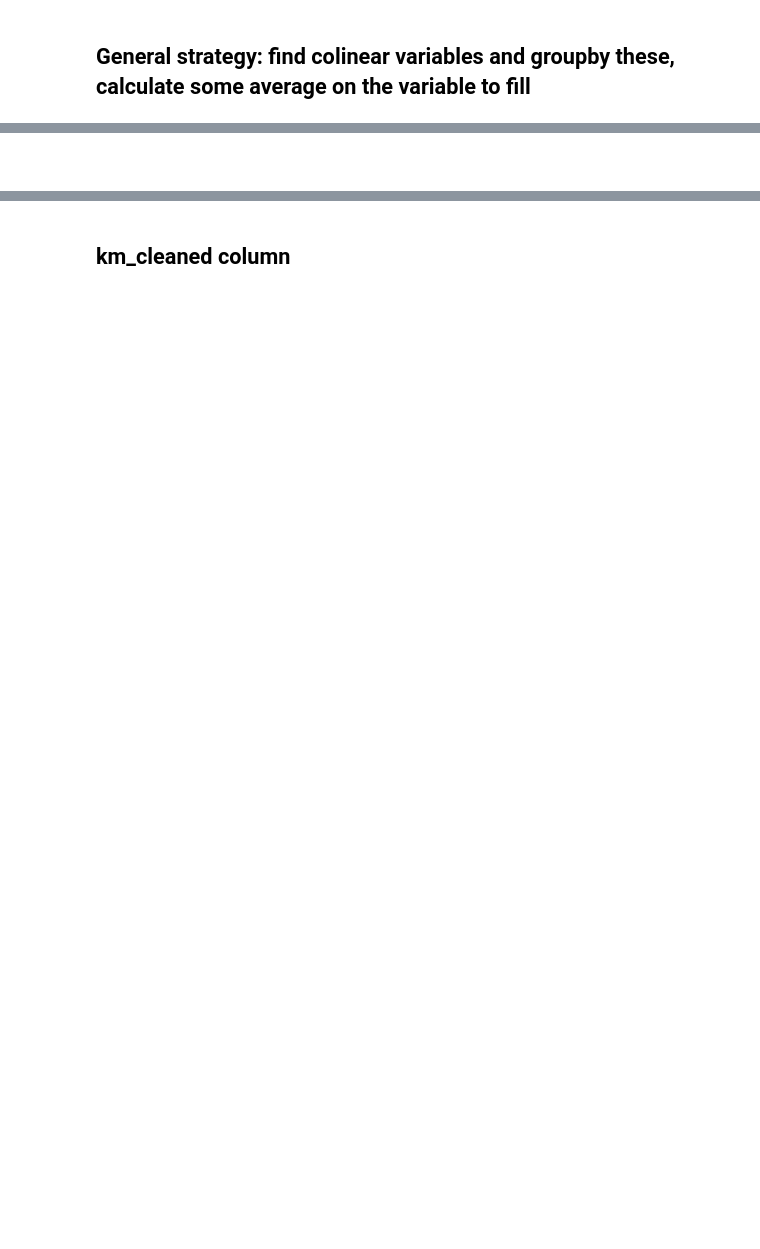
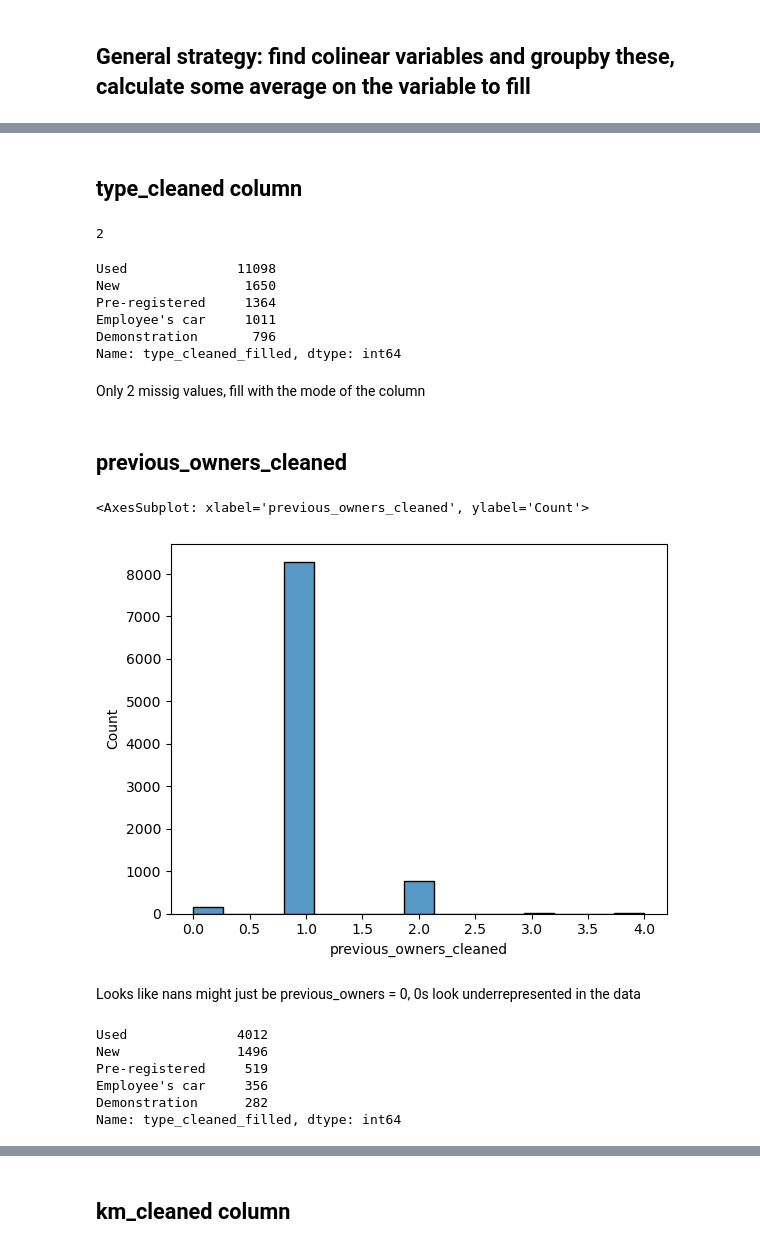
Before and after one commit to balintstewart77/magnimind-assignments, a Jupyter notebook: Auto_scout/auto_scout_part2_missing_val.ipynb, the cells around one changed output, grey strips where cells are left out. Drawn from its saved outputs; the diff is of its cells as text; code cells hidden in the pictures; blank space fills up the shorter version.

Commit message:
update filling missing value notebook

```diff
--- a/Auto_scout/auto_scout_part2_missing_val.ipynb
+++ b/Auto_scout/auto_scout_part2_missing_val.ipynb
@@ -86,2 +167,28 @@ Name: count, dtype: int64
+# %% [markdown]
+## type_cleaned column
+# %%
+df['type_cleaned'].isna().sum()
+# %% [output]
+2
+# %%
+df['type_cleaned_filled'] = df['type_cleaned'].fillna(df['type_cleaned'].mode()[0])
+df['type_cleaned_filled'].value_counts(dropna = False)
+# %% [output]
+Used              11098
+New                1650
+Pre-registered     1364
+Employee's car     1011
+Demonstration       796
+Name: type_cleaned_filled, dtype: int64
+# %% [markdown]
+Only 2 missig values, fill with the mode of the column
 # %% [markdown]
-##
+## previous_owners_cleaned
+# %%
+# Look at the distribution of values
+sns.histplot(df['previous_owners_cleaned'])
+# %% [output]
+<AxesSubplot: xlabel='previous_owners_cleaned', ylabel='Count'>
+[figure, added]
+# %% [markdown]
+Looks like nans might just be previous_owners = 0, 0s look underrepresented in the data
@@ -87,0 +199,9 @@ Name: count, dtype: int64
+# %%
+poc_nan['type_cleaned_filled'].value_counts(dropna = False) # Nearly all the 'New' cars (1496 out of 1650) are in the nans.
+# %% [output]
+Used              4012
+New               1496
+Pre-registered     519
+Employee's car     356
+Demonstration      282
+Name: type_cleaned_filled, dtype: int64
```
Also changed, not shown: parts of 41 cells of this notebook.
